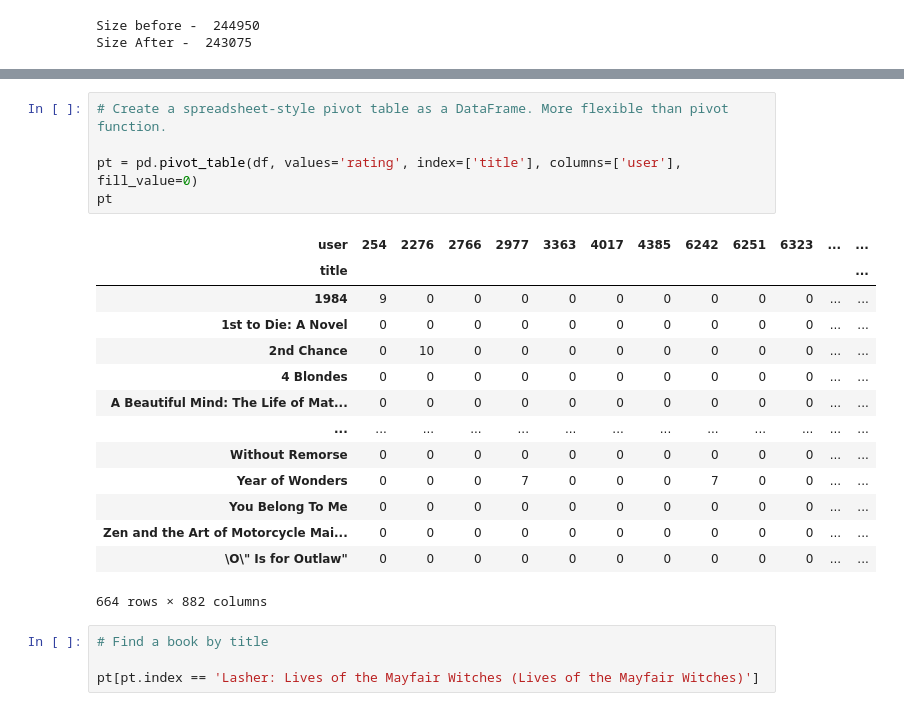
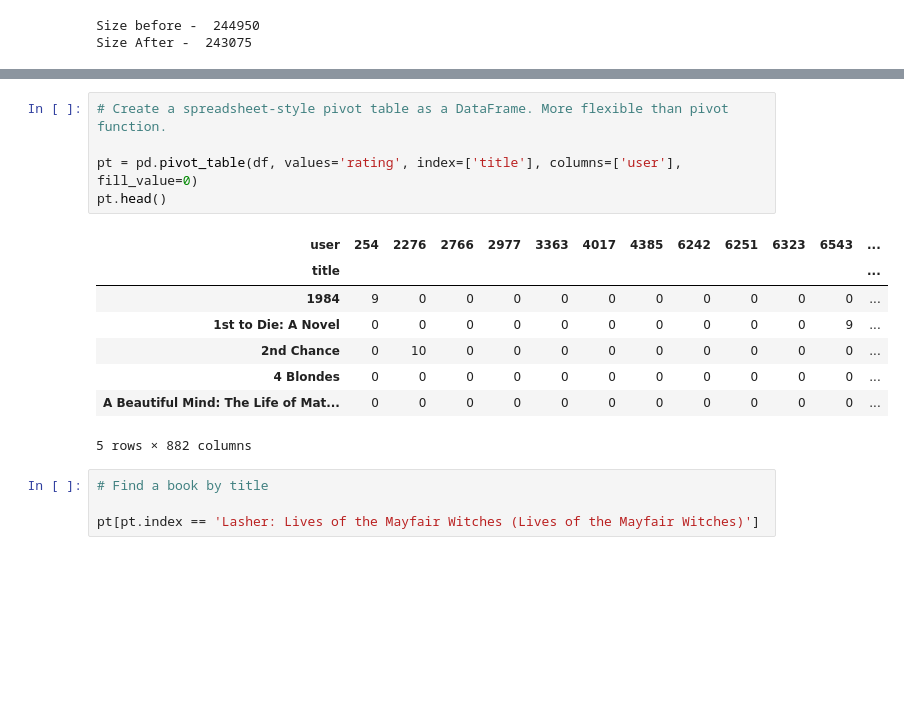
Before and after one commit to chaudha4/KNN-Book-Recommendation, a Jupyter notebook: knn_model.ipynb, the cells around one changed output, grey strips where cells are left out. Cells and saved outputs as stored; diff of their text form; blank space fills up the shorter version.

```diff
--- a/knn_model.ipynb
+++ b/knn_model.ipynb
@@ -102,23 +107,17 @@ df[df.title == 'Lasher: Lives of the Mayfair Witches (Lives of the Mayfair Witch
 # %%
 # Create a spreadsheet-style pivot table as a DataFrame. More flexible than pivot function.
 
 pt = pd.pivot_table(df, values='rating', index=['title'], columns=['user'], fill_value=0)
-pt
+pt.head()
 # %% [output]
-| user | 254 | 2276 | 2766 | 2977 | 3363 | 4017 | 4385 | 6242 | 6251 | 6323 | ... | ... |
+| user | 254 | 2276 | 2766 | 2977 | 3363 | 4017 | 4385 | 6242 | 6251 | 6323 | 6543 | ... |
 | title |  |  |  |  |  |  |  |  |  |  |  | ... |
-| 1984 | 9 | 0 | 0 | 0 | 0 | 0 | 0 | 0 | 0 | 0 | ... | ... |
-| 1st to Die: A Novel | 0 | 0 | 0 | 0 | 0 | 0 | 0 | 0 | 0 | 0 | ... | ... |
-| 2nd Chance | 0 | 10 | 0 | 0 | 0 | 0 | 0 | 0 | 0 | 0 | ... | ... |
-| 4 Blondes | 0 | 0 | 0 | 0 | 0 | 0 | 0 | 0 | 0 | 0 | ... | ... |
-| A Beautiful Mind: The Life of Mat... | 0 | 0 | 0 | 0 | 0 | 0 | 0 | 0 | 0 | 0 | ... | ... |
-| ... | ... | ... | ... | ... | ... | ... | ... | ... | ... | ... | ... | ... |
-| Without Remorse | 0 | 0 | 0 | 0 | 0 | 0 | 0 | 0 | 0 | 0 | ... | ... |
-| Year of Wonders | 0 | 0 | 0 | 7 | 0 | 0 | 0 | 7 | 0 | 0 | ... | ... |
-| You Belong To Me | 0 | 0 | 0 | 0 | 0 | 0 | 0 | 0 | 0 | 0 | ... | ... |
-| Zen and the Art of Motorcycle Mai... | 0 | 0 | 0 | 0 | 0 | 0 | 0 | 0 | 0 | 0 | ... | ... |
-| \O\" Is for Outlaw" | 0 | 0 | 0 | 0 | 0 | 0 | 0 | 0 | 0 | 0 | ... | ... |
+| 1984 | 9 | 0 | 0 | 0 | 0 | 0 | 0 | 0 | 0 | 0 | 0 | ... |
+| 1st to Die: A Novel | 0 | 0 | 0 | 0 | 0 | 0 | 0 | 0 | 0 | 0 | 9 | ... |
+| 2nd Chance | 0 | 10 | 0 | 0 | 0 | 0 | 0 | 0 | 0 | 0 | 0 | ... |
+| 4 Blondes | 0 | 0 | 0 | 0 | 0 | 0 | 0 | 0 | 0 | 0 | 0 | ... |
+| A Beautiful Mind: The Life of Mat... | 0 | 0 | 0 | 0 | 0 | 0 | 0 | 0 | 0 | 0 | 0 | ... |
-664 rows × 882 columns
+5 rows × 882 columns
 # %%
 # Find a book by title
 
```
Also changed, not shown: parts of 7 cells of this notebook.
